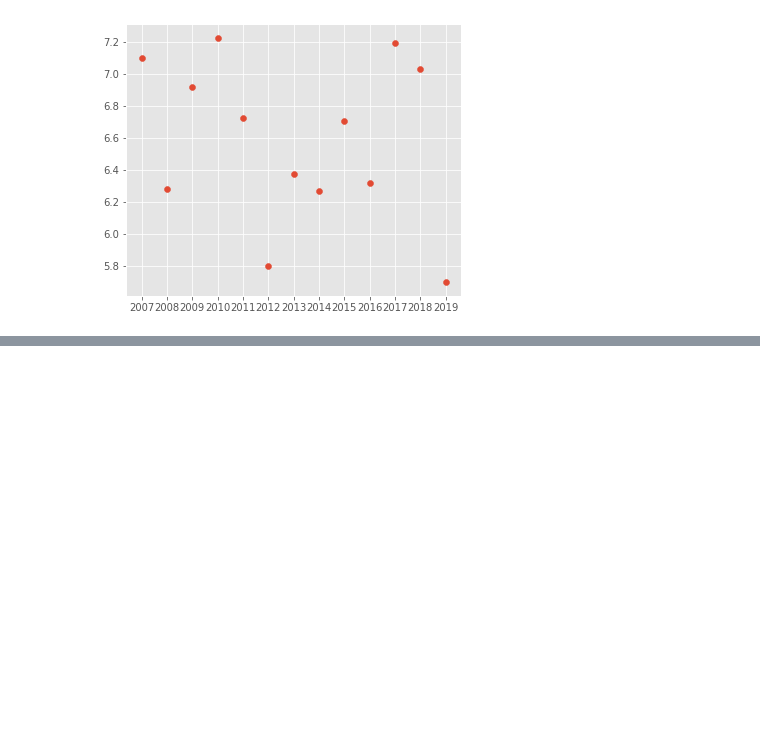
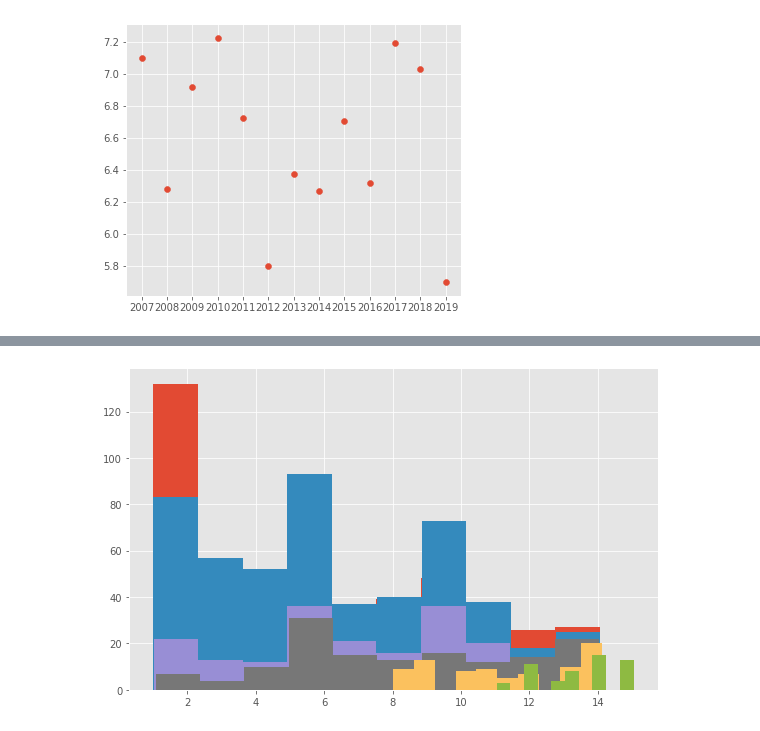
Before and after one commit to mikeoon/FF_draft_analysis, a Jupyter notebook: adp_data_analysis.ipynb, the cells around one changed output, grey strips where cells are left out. Drawn from its saved outputs; the diff is of its cells as text; code cells hidden in the pictures; blank space fills up the shorter version.

Commit message:
add custom draft picks and some analysis on adp

```diff
--- a/adp_data_analysis.ipynb
+++ b/adp_data_analysis.ipynb
@@ -11,6 +11,7 @@ year = 2000
 dfs = {}
 for i in range(7, 20, 1):
     dfs[f'{year+i}'] = read_adp_csv(year+i)
+    dfs[f'{year+i}']['year'] = year+i
 # %%
 
 grouped_pos = [df.groupby('pos') for df in dfs.values()]
@@ -66,3 +72,12 @@ ax.scatter(avg_pos.index, avg_pos['RB'])
 # %% [output]
 <matplotlib.collections.PathCollection at 0x...>
 [figure]
+# %%
+count = 0
+for df in dfs.values():
+    if count == 0:
+        full_df = pd.DataFrame(df)
+        count+=1
+    else:
+        full_df=full_df.merge(df, how='outer')
+full_df
@@ -68,0 +103,9 @@ ax.scatter(avg_pos.index, avg_pos['RB'])
+# %%
+full_df = full_df[full_df['num_drafted'] > 100]
+
+rb_df = full_df[(full_df['pos'] == 'RB') & (full_df['low'] > 1)]
+wr_df = full_df[(full_df['pos'] == 'WR') & (full_df['low'] > 1)]
+qb_df = full_df[(full_df['pos'] == 'QB') & (full_df['low'] > 1)]
+te_df = full_df[(full_df['pos'] == 'TE') & (full_df['low'] > 1)]
+dst_df = full_df[(full_df['pos'] == 'DEF') & (full_df['low'] > 1)]
+k_df = full_df[(full_df['pos'] == 'PK') & (full_df['low'] > 1)]
@@ -68,0 +115,11 @@ ax.scatter(avg_pos.index, avg_pos['RB'])
+# %%
+fig, ax = plt.subplots(1, figsize=(8,5))
+ax.hist(rb_df['pick'], bins=10)
+ax.hist(wr_df['pick'], bins=10)
+ax.hist(qb_df['pick'], bins=10)
+ax.hist(te_df['pick'], bins=10)
+ax.hist(dst_df['pick'], bins=10)
+ax.hist(k_df['pick'], bins=10)
+plt.tight_layout()
+# %% [output]
+[figure, added]
```
Also changed, not shown: parts of 6 cells of this notebook, 3 other files.
